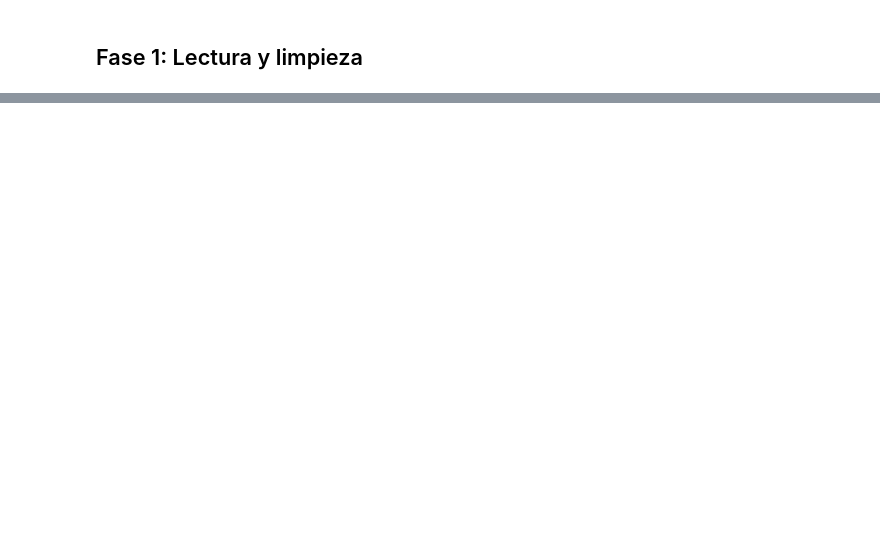
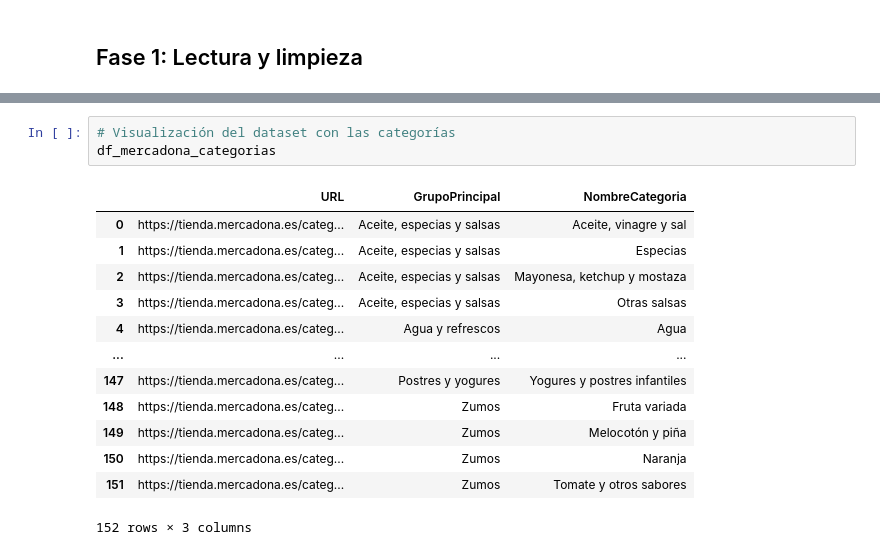
Before and after one commit to Meferal/EDA_supermercados, a Jupyter notebook: EDA_supermercados.ipynb, the cells around one changed output, grey strips where cells are left out. Saved outputs shown, nothing was run; the diff lists cells and outputs as text; blank space fills up the shorter version.

```diff
--- a/EDA_supermercados.ipynb
+++ b/EDA_supermercados.ipynb
@@ -38,0 +74,17 @@ df_mercadona_raw.head()
+# %%
+# Visualización del dataset con las categorías
+df_mercadona_categorias
+# %% [output]
+|  | URL | GrupoPrincipal | NombreCategoria |
+| 0 | https://tienda.mercadona.es/categ... | Aceite, especias y salsas | Aceite, vinagre y sal |
+| 1 | https://tienda.mercadona.es/categ... | Aceite, especias y salsas | Especias |
+| 2 | https://tienda.mercadona.es/categ... | Aceite, especias y salsas | Mayonesa, ketchup y mostaza |
+| 3 | https://tienda.mercadona.es/categ... | Aceite, especias y salsas | Otras salsas |
+| 4 | https://tienda.mercadona.es/categ... | Agua y refrescos | Agua |
+| ... | ... | ... | ... |
+| 147 | https://tienda.mercadona.es/categ... | Postres y yogures | Yogures y postres infantiles |
+| 148 | https://tienda.mercadona.es/categ... | Zumos | Fruta variada |
+| 149 | https://tienda.mercadona.es/categ... | Zumos | Melocotón y piña |
+| 150 | https://tienda.mercadona.es/categ... | Zumos | Naranja |
+| 151 | https://tienda.mercadona.es/categ... | Zumos | Tomate y otros sabores |
+152 rows × 3 columns
```
Also changed, not shown: parts of 40 cells of this notebook, 4 other files.
